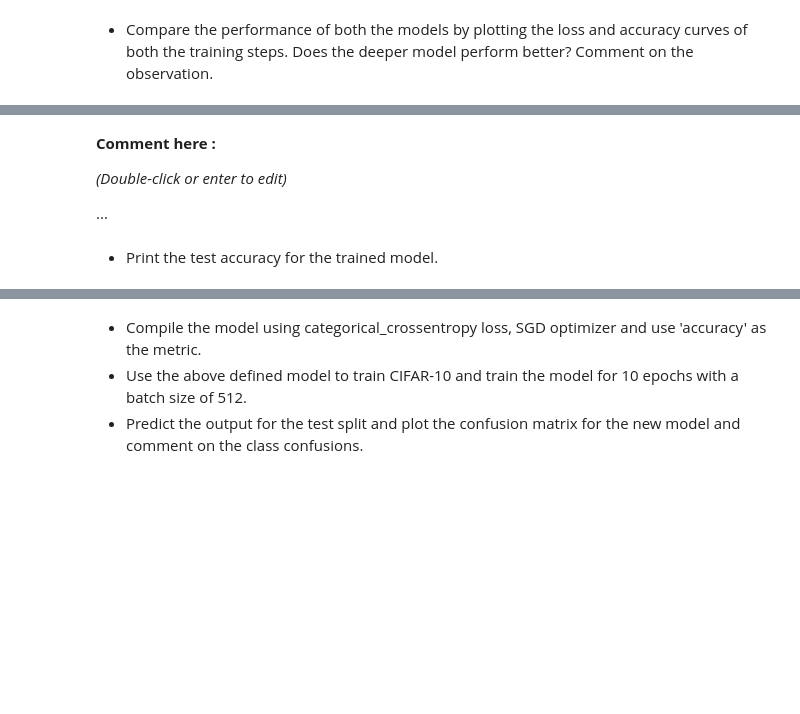
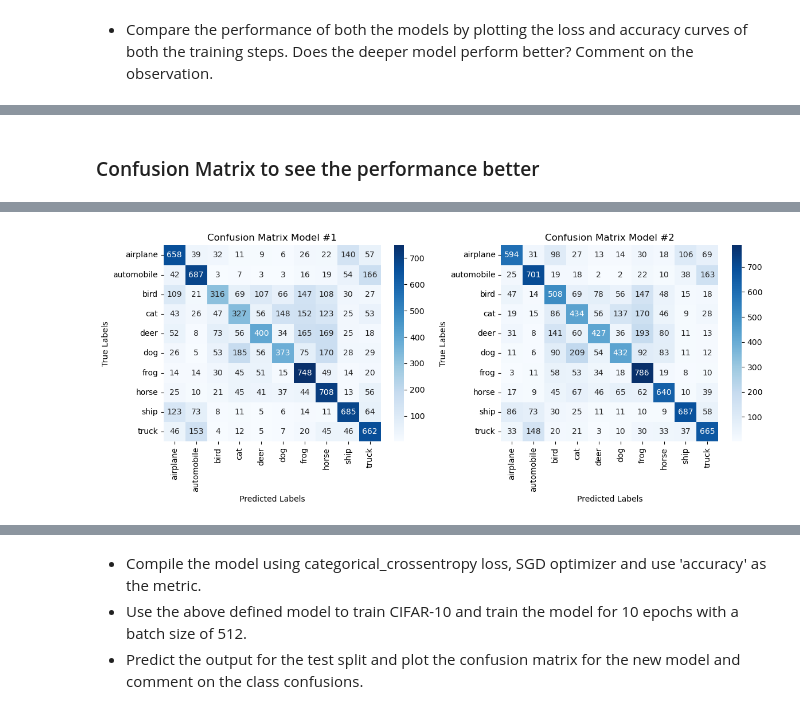
Before and after one commit to Aurlamb/Project-CNN---G3, a Jupyter notebook: Main.ipynb, the cells around one changed output, grey strips where cells are left out. Drawn from its saved outputs; the diff is of its cells as text; code cells hidden in the pictures; blank space fills up the shorter version.

```diff
--- a/Main.ipynb
+++ b/Main.ipynb
@@ -428,8 +390,42 @@ array([[696,  34,  31,   6,  20,   6,  17,  25, 118,  47],
-# %% [markdown]
-**Comment here :**
-
-*(Double-click or enter to edit)*
-
-...
-# %% [markdown]
-*    Print the test accuracy for the trained model.
+# %% [markdown]
+### Confusion Matrix to see the performance better
+# %%
+import numpy as np
+from sklearn.metrics import confusion_matrix
+import matplotlib.pyplot as plt
+import seaborn as sns
+
+# Define class names
+class_names = ['airplane', 'automobile', 'bird', 'cat', 'deer', 'dog', 'frog', 'horse', 'ship', 'truck']
+
+# Predictions and ground truth for model #1
+predictions1 = model.predict(x_test)
+predictions1 = np.argmax(predictions1, axis=1)
+gt1 = np.argmax(y_test, axis=1)
+cm1 = confusion_matrix(gt1, predictions1)
+
+# Predictions and ground truth for model #2
+predictions2 = model2.predict(x_test)
+predictions2 = np.argmax(predictions2, axis=1)
+gt2 = np.argmax(y_test, axis=1)
+cm2 = confusion_matrix(gt2, predictions2)
+
+# Create subplots
+fig, axs = plt.subplots(1, 2, figsize=(12, 5))  # 1 row, 2 columns
+
+# Confusion matrix for Model #1
+sns.heatmap(cm1, annot=True, fmt='d', cmap='Blues', xticklabels=class_names, yticklabels=class_names, ax=axs[0])
+axs[0].set_title('Confusion Matrix Model #1')
+axs[0].set_xlabel('Predicted Labels')
+axs[0].set_ylabel('True Labels')
+
+# Confusion matrix for Model #2
+sns.heatmap(cm2, annot=True, fmt='d', cmap='Blues', xticklabels=class_names, yticklabels=class_names, ax=axs[1])
+axs[1].set_title('Confusion Matrix Model #2')
+axs[1].set_xlabel('Predicted Labels')
+axs[1].set_ylabel('True Labels')
+
+# Adjust layout and show the plot
+plt.tight_layout()
+plt.show()
+# %% [output]
@@ -436,3 +434,4 @@ array([[696,  34,  31,   6,  20,   6,  17,  25, 118,  47],
+[figure, added]
 # %%
 # Evaluate the model on the test set
 loss, accuracy = model.evaluate(x_test, y_test, verbose=0)  # Replace X_test and y_test with your data
```
Also changed, not shown: parts of 49 cells of this notebook.
